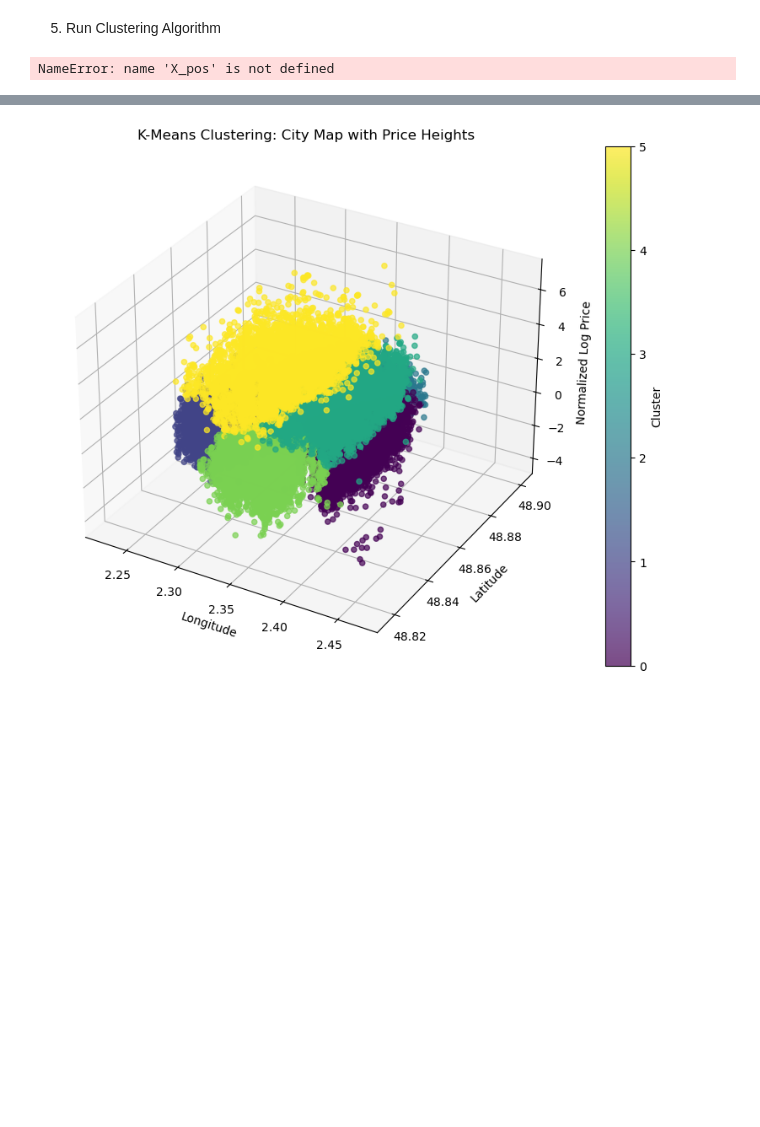
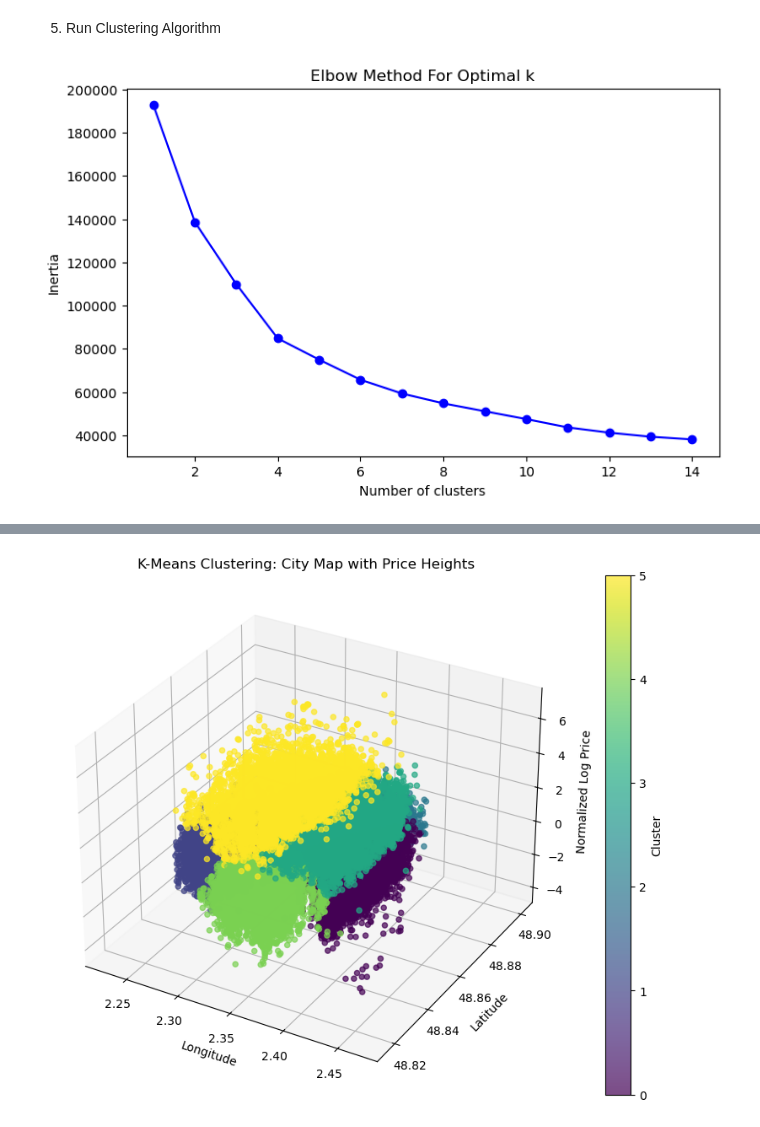
Before and after one commit to heinrichhegenbarth/KAN-CDSCO2004U_Machine_Learning_and_Deep_Learning, a Jupyter notebook: Assignment_1/assignment.ipynb, the cells around one changed output, grey strips where cells are left out. Cells and saved outputs as stored; diff of their text form; code cells hidden in the pictures; blank space fills up the shorter version.

```diff
--- a/Assignment_1/assignment.ipynb
+++ b/Assignment_1/assignment.ipynb
@@ -252,20 +259,26 @@ df_listings_num.head()
 # %% [markdown]
 5. Run Clustering Algorithm
 # %%
+#TODO check if we want to do this for 3D Data
+
 inertia = []
 K = range(1, 15)
 
-for k in K:
-    kmeans = KMeans(n_clusters=k, random_state=42)
-    kmeans.fit(X_pos)
-    inertia.append(kmeans.inertia_)
+def getElbow(K, X):
+    """
+    Run KMeans for a range of K values and return inertia values.
+    K: range of K values
+    X: [feature1, feature2] arrays
+    """
+    for k in K:
+        kmeans = KMeans(n_clusters=k, random_state=42)
+        kmeans.fit(X)
+        inertia.append(kmeans.inertia_)
 
-# Plot the elbow curve
-plt.figure(figsize=(8, 5))
-plt.plot(K, inertia, 'bo-')
-plt.xlabel('Number of clusters')
-plt.ylabel('Inertia')
-plt.title('Elbow Method For Optimal k')
-plt.show()
+    # Plot the elbow curve
+    plt.figure(figsize=(8, 5))
+    plt.plot(K, inertia, 'bo-')
+    plt.xlabel('Number of clusters')
+    plt.ylabel('Inertia')
+    plt.title('Elbow Method For Optimal k')
+    plt.show()
-# %% [output]
-NameError: name 'X_pos' is not defined
@@ -294,0 +285,7 @@ labels_pos = km.labels_
+# %%
+# Applying Elbow Method to find optimal K for clustering
+
+X_pos= df_listings_num[['price_norm','longitude_norm','latitude_norm']]
+getElbow(K, X_pos)
+# %% [output]
+[figure, added]
```
Also changed, not shown: parts of 15 cells of this notebook, 1 other file.
